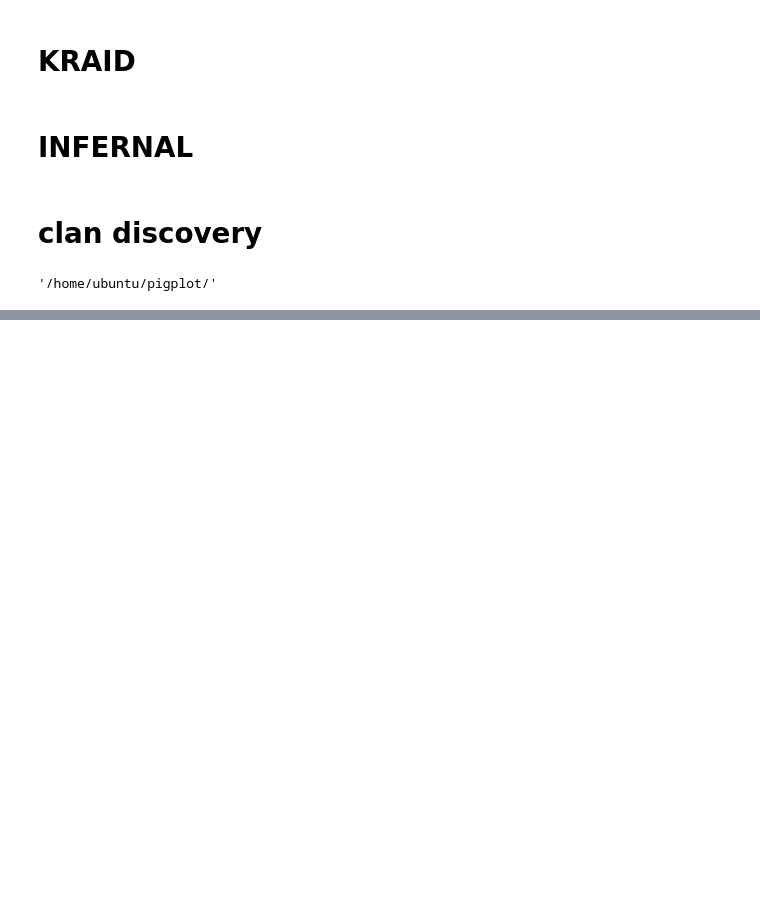
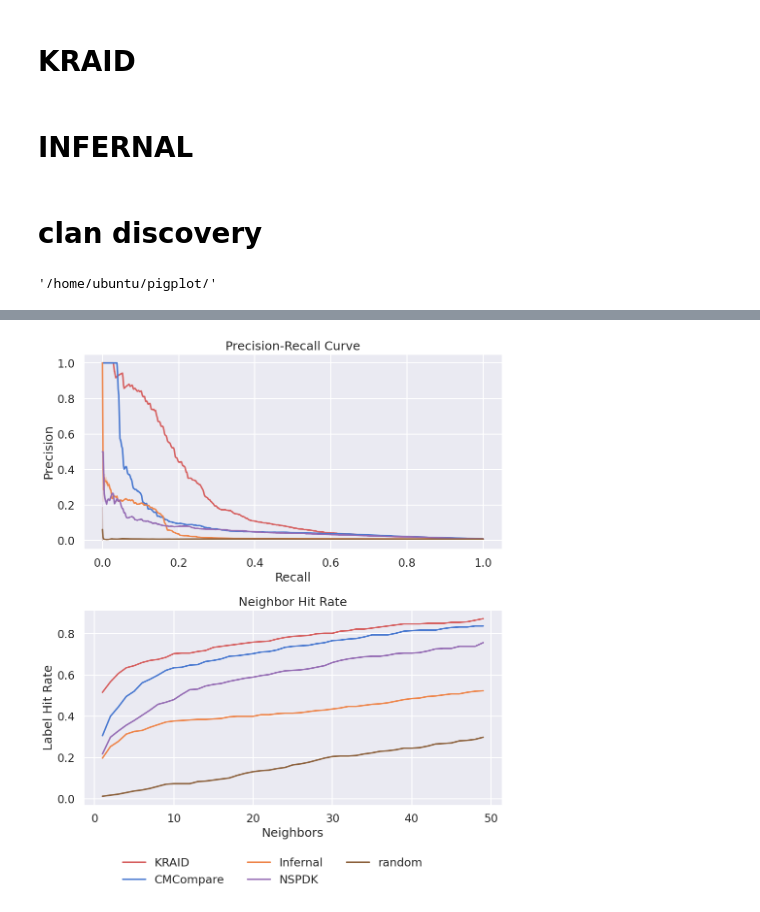
Before and after one commit to smautner/pig, a Jupyter notebook: yoda/scripts/cmcompare_CLEANUP.ipynb, the cells around one changed output, grey strips where cells are left out. Drawn from its saved outputs; the diff is of its cells as text; code cells hidden in the pictures; blank space fills up the shorter version.

```diff
--- a/yoda/scripts/cmcompare_CLEANUP.ipynb
+++ b/yoda/scripts/cmcompare_CLEANUP.ipynb
@@ -133,6 +136,9 @@ ax.get_figure().savefig(figpath + '350precrec.png', bbox_inches='tight')
 # %%
-fig = cmcomp.slobplot(df_hit,df)
+# fig = cmcomp.slobplot(df_hit,df)
+fig = cmcomp.slopplot_vertical(df_hit,df)
 fig.savefig(figpath + '350eval.png', bbox_inches='tight')
+# %% [output]
+[figure, added]
 # %%
 df2 = cmcomp.make_results_table(data,l, runtime)
 print(df2.to_latex(index=True,  header=True, float_format="%.2f"))
```
Also changed, not shown: parts of 4 cells of this notebook, 3 other files.
